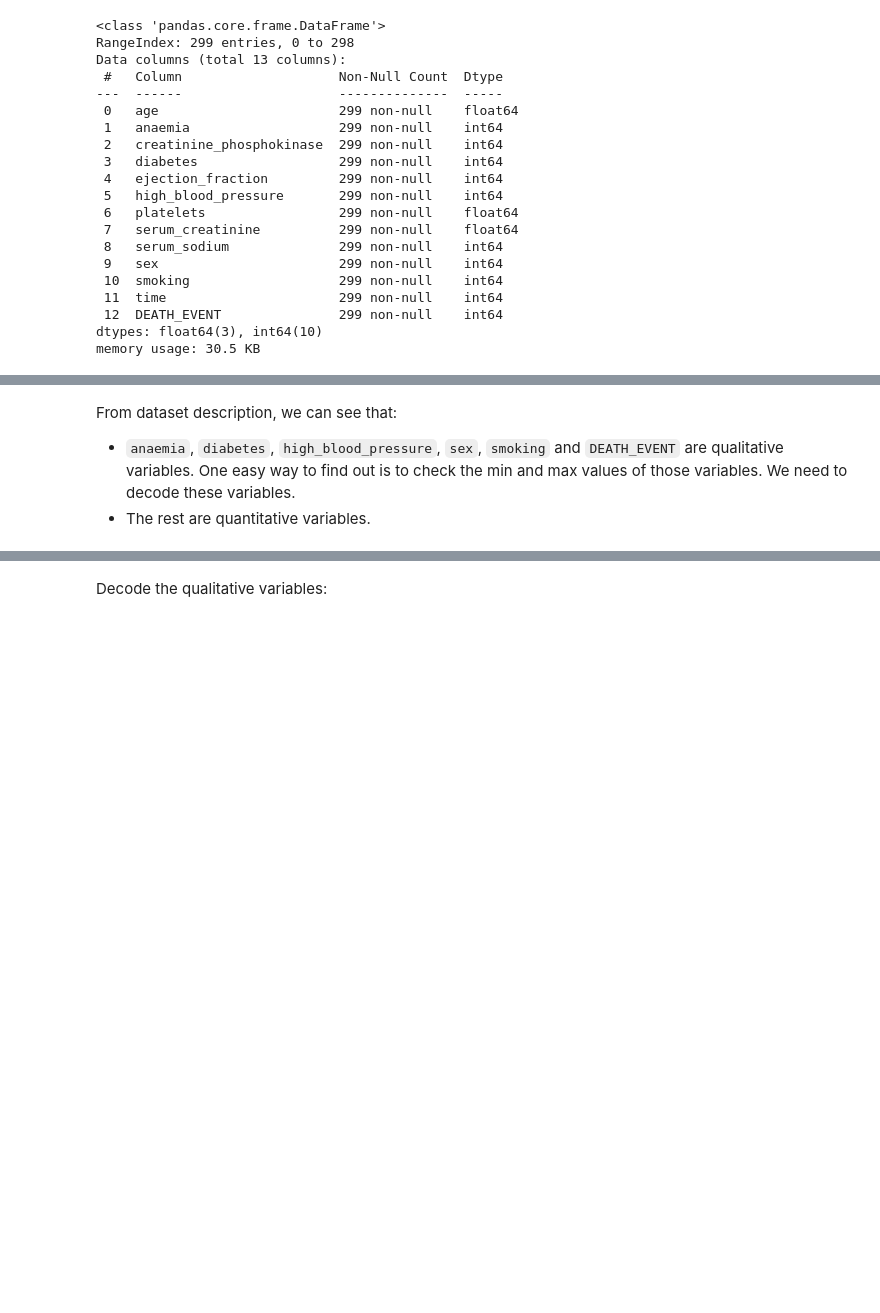
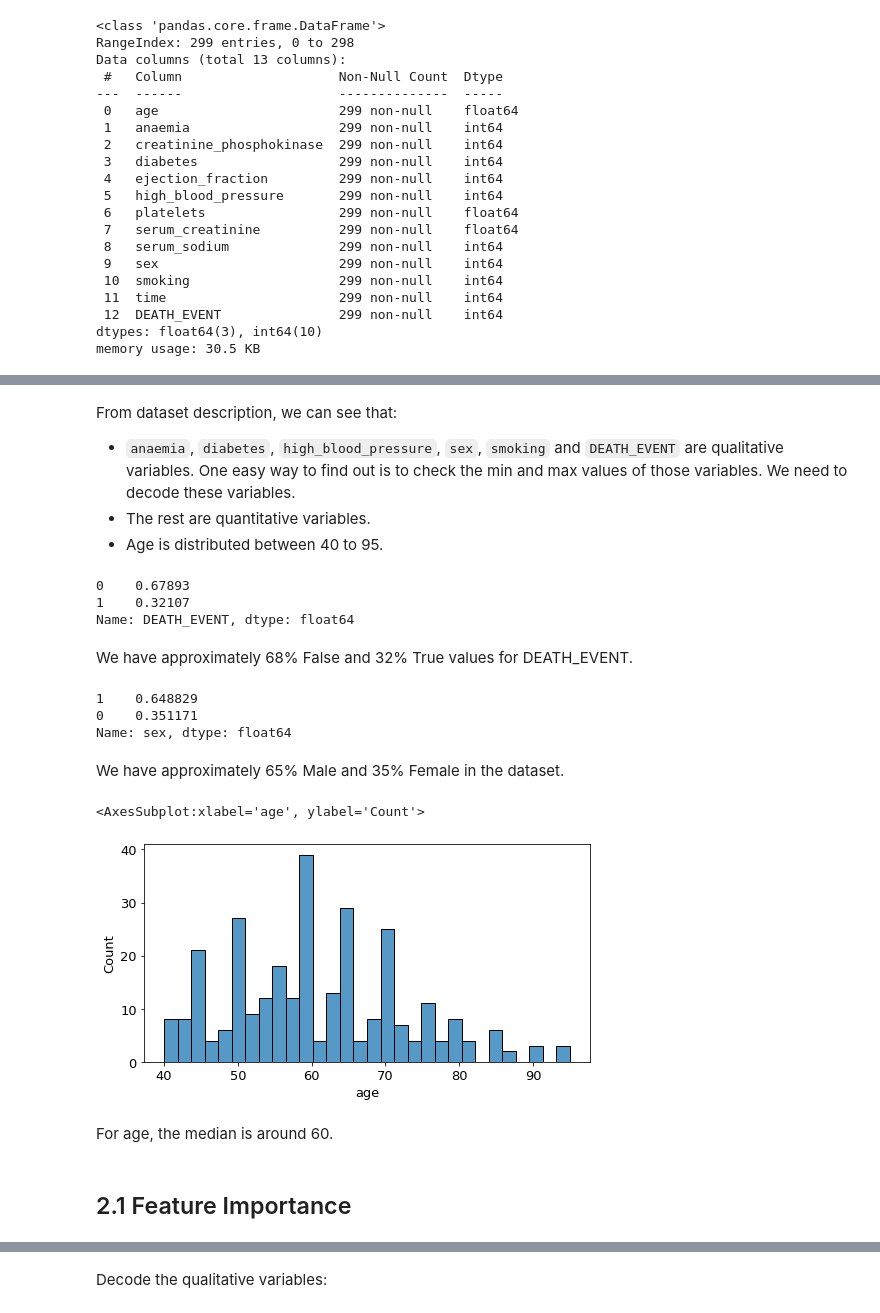
Before and after one commit to mdrkb/mlcamp, a Jupyter notebook: 07-midterm-project/notebook.ipynb, the cells around one changed output, grey strips where cells are left out. Drawn from its saved outputs; the diff is of its cells as text; code cells hidden in the pictures; blank space fills up the shorter version.

```diff
--- a/07-midterm-project/notebook.ipynb
+++ b/07-midterm-project/notebook.ipynb
@@ -80,3 +81,29 @@ df.describe()
 From dataset description, we can see that:
 - `anaemia`, `diabetes`, `high_blood_pressure`, `sex`, `smoking` and `DEATH_EVENT` are qualitative variables. One easy way to find out is to check the min and max values of those variables. We need to decode these variables.
 - The rest are quantitative variables.
+- Age is distributed between 40 to 95.
+# %%
+df["DEATH_EVENT"].value_counts(normalize=True)
+# %% [output]
+0    0.67893
+1    0.32107
+Name: DEATH_EVENT, dtype: float64
+# %% [markdown]
+We have approximately 68% False and 32% True values for DEATH_EVENT.
+# %%
+df["sex"].value_counts(normalize=True)
+# %% [output]
+1    0.648829
+0    0.351171
+Name: sex, dtype: float64
+# %% [markdown]
+We have approximately 65% Male and 35% Female in the dataset.
+# %%
+sns.histplot(df["age"], bins=30)
+# %% [output]
+<AxesSubplot:xlabel='age', ylabel='Count'>
+[figure, added]
+# %% [markdown]
+For age, the median is around 60.
+# %% [markdown]
+## 2.1 Feature Importance
```
Also changed, not shown: parts of 57 cells of this notebook.
